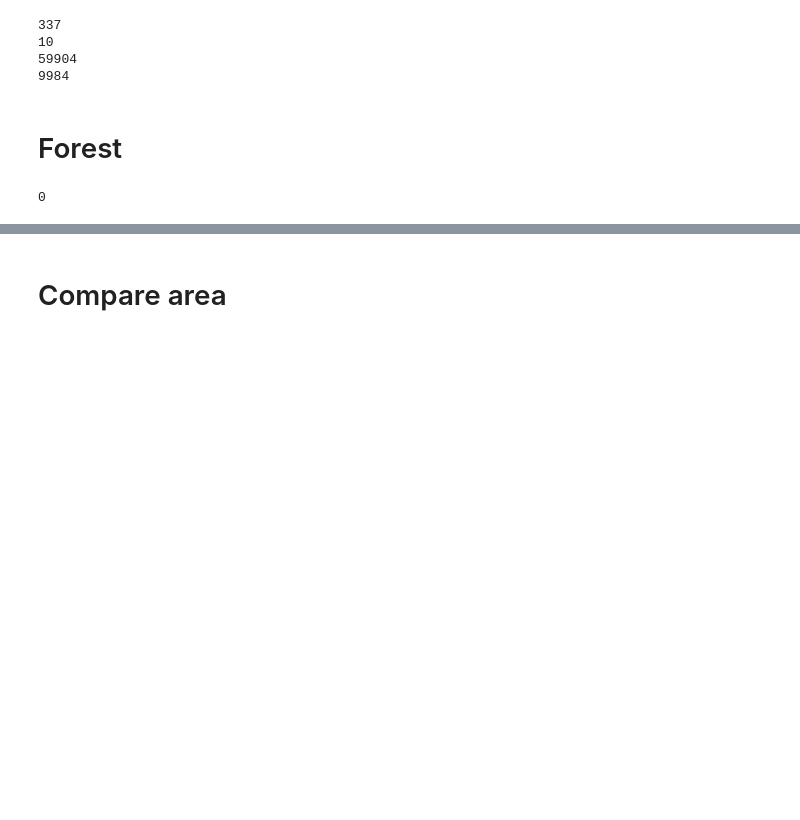
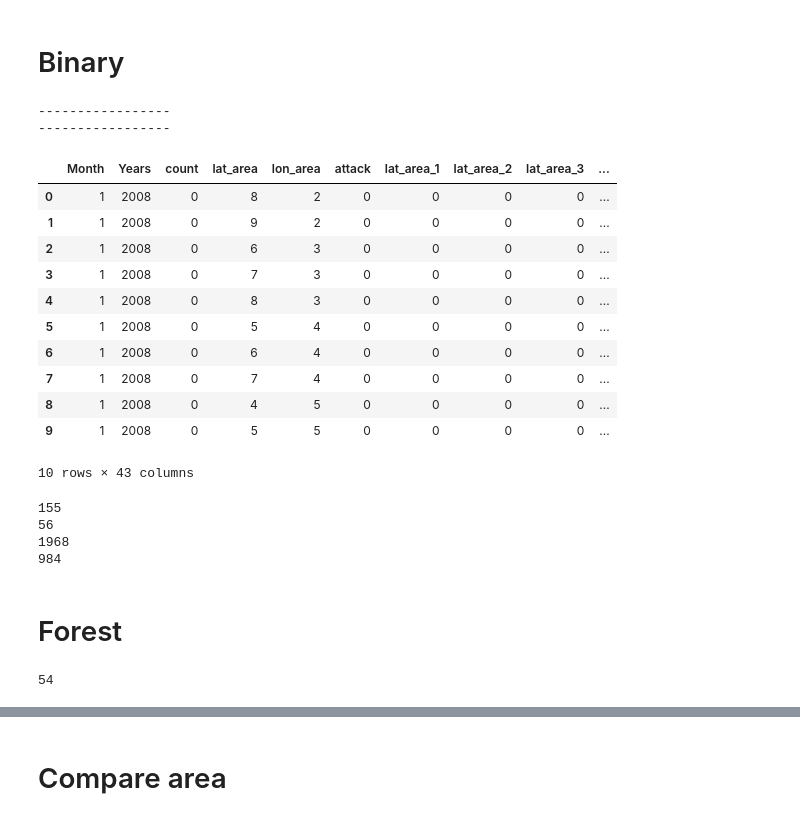
Before and after one commit to ifrebault/PiracyAttackPrediction, a Jupyter notebook: Machine_learning/ML.area.ipynb, the cells around one changed output, grey strips where cells are left out. Drawn from its saved outputs; the diff is of its cells as text; code cells hidden in the pictures; blank space fills up the shorter version.

```diff
--- a/Machine_learning/ML.area.ipynb
+++ b/Machine_learning/ML.area.ipynb
@@ -73,0 +49,42 @@ target='count'
+# %% [markdown]
+# Binary
+# %%
+latUnique=np.sort(df['lat_area'].unique())
+for i in range(0,len(latUnique)):
+    nameColLat='lat_area_'+str(latUnique[i])
+    #print nameColLat
+    df[nameColLat]=0
+
+print "-----------------"
+
+lonUnique=np.sort(df['lon_area'].unique())
+for i in range(0,len(lonUnique)):
+    nameColLon='lon_area_'+str(lonUnique[i])
+    #print nameColLon
+    df[nameColLon]=0
+
+
+print "-----------------"
+
+for index, row in df.iterrows():
+    if(row['count']>0):
+        df.set_value(index, "lat_area_"+str(row['lat_area']),1)
+        df.set_value(index, "lon_area_"+str(row['lon_area']),1)
+
+
+df.head(10)
+# %% [output]
+-----------------
+-----------------
+|  | Month | Years | count | lat_area | lon_area | attack | lat_area_1 | lat_area_2 | lat_area_3 | ... |
+| 0 | 1 | 2008 | 0 | 8 | 2 | 0 | 0 | 0 | 0 | ... |
+| 1 | 1 | 2008 | 0 | 9 | 2 | 0 | 0 | 0 | 0 | ... |
+| 2 | 1 | 2008 | 0 | 6 | 3 | 0 | 0 | 0 | 0 | ... |
+| 3 | 1 | 2008 | 0 | 7 | 3 | 0 | 0 | 0 | 0 | ... |
+| 4 | 1 | 2008 | 0 | 8 | 3 | 0 | 0 | 0 | 0 | ... |
+| 5 | 1 | 2008 | 0 | 5 | 4 | 0 | 0 | 0 | 0 | ... |
+| 6 | 1 | 2008 | 0 | 6 | 4 | 0 | 0 | 0 | 0 | ... |
+| 7 | 1 | 2008 | 0 | 7 | 4 | 0 | 0 | 0 | 0 | ... |
+| 8 | 1 | 2008 | 0 | 4 | 5 | 0 | 0 | 0 | 0 | ... |
+| 9 | 1 | 2008 | 0 | 5 | 5 | 0 | 0 | 0 | 0 | ... |
+10 rows × 43 columns
@@ -74,24 +102,24 @@ target='count'
 # %%
-dfTrain=df[df['Years']!=2014]
-dfTest=df[df['Years']==2014]
+dfTrain=df[df['Years']<2010]
+dfTest=df[(df['Years']==2010)]
 print len(dfTrain[dfTrain['count']!=0])
 print len(dfTest[dfTest['count']!=0])
 
 print len(dfTrain)
 print len(dfTest)
 # %% [output]
-337
-10
-59904
-9984
+155
+56
+1968
+984
 # %% [markdown]
 # Forest
 # %%
-forest = RandomForestClassifier(n_jobs=1)
+forest = RandomForestClassifier()
 forest=forest.fit(dfTrain[features], dfTrain[target])
+
+predictions=forest.predict(dfTest[features])
+print predictions.sum()
+# %% [output]
+54
-# %%
-predictions=forest.predict(dfTest[features])
-print predictions.sum()
-# %% [output]
-0
 # %%
```
Also changed, not shown: parts of 7 cells of this notebook, 6 other files.
